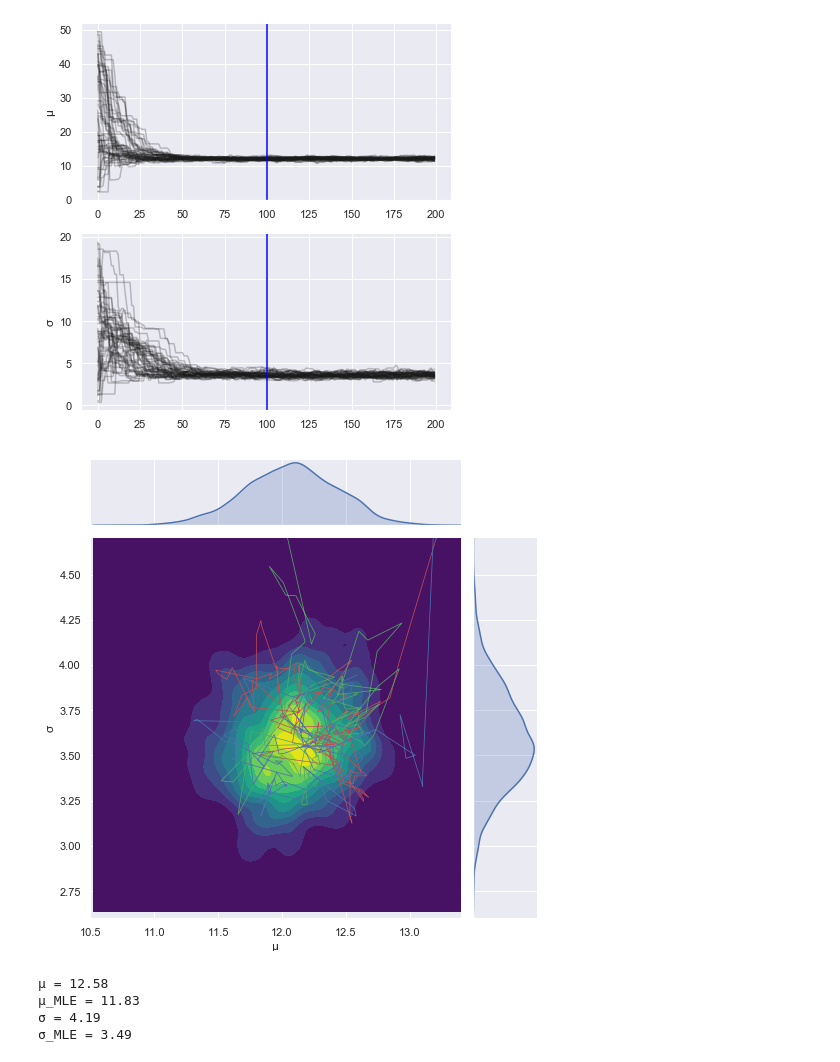
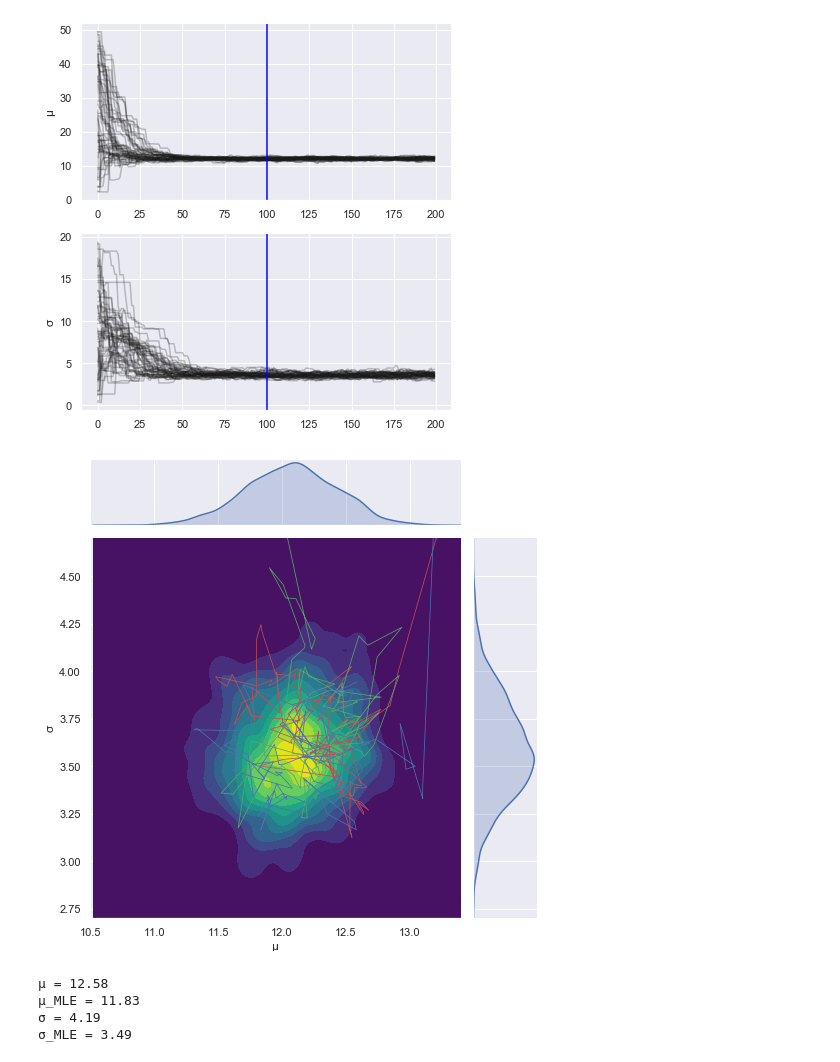
Before and after one commit to guygozlan/SciComPy_NBA, a Jupyter notebook: NBA_ver3.ipynb, the cells around one changed output. Drawn from its saved outputs; the diff is of its cells as text; code cells hidden in the pictures.

```diff
--- a/NBA_ver3.ipynb
+++ b/NBA_ver3.ipynb
@@ -529,4 +529,4 @@ plt.show()
 # %% [markdown]
 $\mu$ position looks very close to the max likelihood which is close to the maximum posterior. Let's take it one more step with normal prior $\mu$ ~ $N(\mu_{global},1)$ and  $\sigma$ ~ $N(\sigma_{global}, 1)$. That will give us better estimation with regards to the player against the overall players
 # %%
-np.cov([db['PER'][db['Year']==y].mean() for y in range(*years_range)], [db['PER'][db['Year']==y].std() for y in range(*years_range)])
+μ_σ_cov=np.cov([db['PER'][db['Year']==y].mean() for y in range(*years_range)], [db['PER'][db['Year']==y].std() for y in range(*years_range)])[1][1]
@@ -535,0 +536,3 @@ array([[0.05900547, 0.012791  ],
+# %%
+cov_mtrx=np.array([[1,μ_σ_cov], [μ_σ_cov, 1]])
+cov_mtrx
@@ -541,7 +547,8 @@ def log_prior_3d_norm(θ):
     μ, σ = θ
     if μ > 0 and σ > 0:
         #return scipy.stats.norm(μ_years_range[pos], 1).logpdf(μ) + scipy.stats.norm(σ_years_range[pos], 1).logpdf(σ)
-        return scipy.stats.norm(μ_global, 1).logpdf(μ) + scipy.stats.norm(σ_global, 1).logpdf(σ)
+#         return scipy.stats.norm(μ_global, 1).logpdf(μ) + scipy.stats.norm(σ_global, 1).logpdf(σ)
+        return scipy.stats.multivariate_normal([μ_global, σ_global], cov_mtrx).logpdf([μ, σ])
     else:
         return -np.inf
 
@@ -643,15 +650,15 @@ sns.despine()
 # %%
 g = sns.jointplot(
     sampler.chain[:, nburn :, 0].ravel(),
     sampler.chain[:, nburn:, 1].ravel(),
     kind='kde', cmap='viridis', height=7,
-    xlim=(10.5, 13.4), ylim=(2.6,4.7))
+    xlim=(10.5, 13.4), ylim=(2.7,4.7))
 g.set_axis_labels('μ', 'σ')
 
 for i, c in enumerate('rgb'):
     g.ax_joint.plot(sampler.chain[i, :, 0], sampler.chain[i, :, 1], lw=0.75, color=c)
 # %% [output]
-[figure, old version]
+[figure, new version]
 # %%
 # def log_prior_uni(θ):
 #     μ, σ = θ
```
Also changed, not shown: parts of 5 cells of this notebook.
